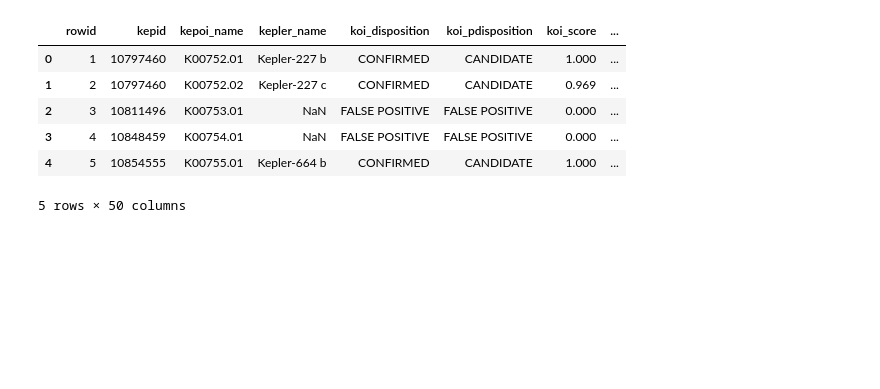
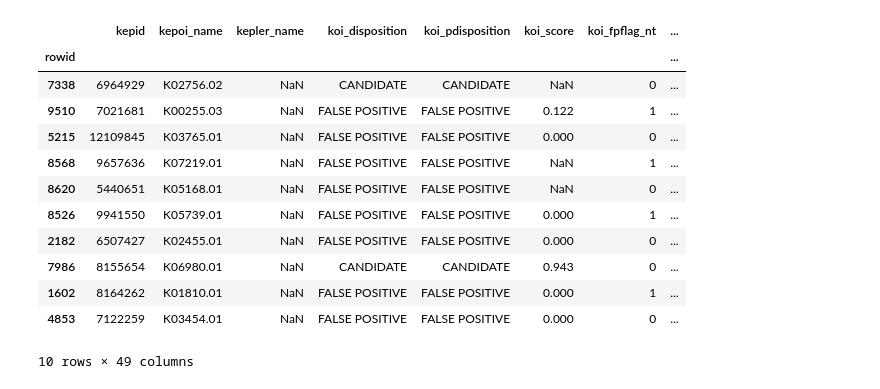
Before and after one commit to DawoodAhmadAnalyst/Keppler-Exoplanet-Search, a Jupyter notebook: test.ipynb, the cells around one changed output. Cells and saved outputs as stored; diff of their text form; code cells hidden in the pictures; blank space fills up the shorter version.

```diff
--- a/test.ipynb
+++ b/test.ipynb
@@ -4,11 +6,17 @@ import pandas as pd
 # %%
-df = pd.read_csv('Datasets\cumulative.csv')
-df.head()
+df = pd.read_csv('Datasets\cumulative.csv', index_col='rowid')
+df.sample(10)
 # %% [output]
-|  | rowid | kepid | kepoi_name | kepler_name | koi_disposition | koi_pdisposition | koi_score | ... |
-| 0 | 1 | 10797460 | K00752.01 | Kepler-227 b | CONFIRMED | CANDIDATE | 1.000 | ... |
-| 1 | 2 | 10797460 | K00752.02 | Kepler-227 c | CONFIRMED | CANDIDATE | 0.969 | ... |
-| 2 | 3 | 10811496 | K00753.01 | NaN | FALSE POSITIVE | FALSE POSITIVE | 0.000 | ... |
-| 3 | 4 | 10848459 | K00754.01 | NaN | FALSE POSITIVE | FALSE POSITIVE | 0.000 | ... |
-| 4 | 5 | 10854555 | K00755.01 | Kepler-664 b | CONFIRMED | CANDIDATE | 1.000 | ... |
+|  | kepid | kepoi_name | kepler_name | koi_disposition | koi_pdisposition | koi_score | koi_fpflag_nt | ... |
+| rowid |  |  |  |  |  |  |  | ... |
+| 7338 | 6964929 | K02756.02 | NaN | CANDIDATE | CANDIDATE | NaN | 0 | ... |
+| 9510 | 7021681 | K00255.03 | NaN | FALSE POSITIVE | FALSE POSITIVE | 0.122 | 1 | ... |
+| 5215 | 12109845 | K03765.01 | NaN | FALSE POSITIVE | FALSE POSITIVE | 0.000 | 0 | ... |
+| 8568 | 9657636 | K07219.01 | NaN | FALSE POSITIVE | FALSE POSITIVE | NaN | 1 | ... |
+| 8620 | 5440651 | K05168.01 | NaN | FALSE POSITIVE | FALSE POSITIVE | NaN | 0 | ... |
+| 8526 | 9941550 | K05739.01 | NaN | FALSE POSITIVE | FALSE POSITIVE | 0.000 | 1 | ... |
+| 2182 | 6507427 | K02455.01 | NaN | FALSE POSITIVE | FALSE POSITIVE | 0.000 | 0 | ... |
+| 7986 | 8155654 | K06980.01 | NaN | CANDIDATE | CANDIDATE | 0.943 | 0 | ... |
+| 1602 | 8164262 | K01810.01 | NaN | FALSE POSITIVE | FALSE POSITIVE | 0.000 | 1 | ... |
+| 4853 | 7122259 | K03454.01 | NaN | FALSE POSITIVE | FALSE POSITIVE | 0.000 | 0 | ... |
-5 rows × 50 columns
+10 rows × 49 columns
```
Also changed, not shown: parts of 3 cells of this notebook.
